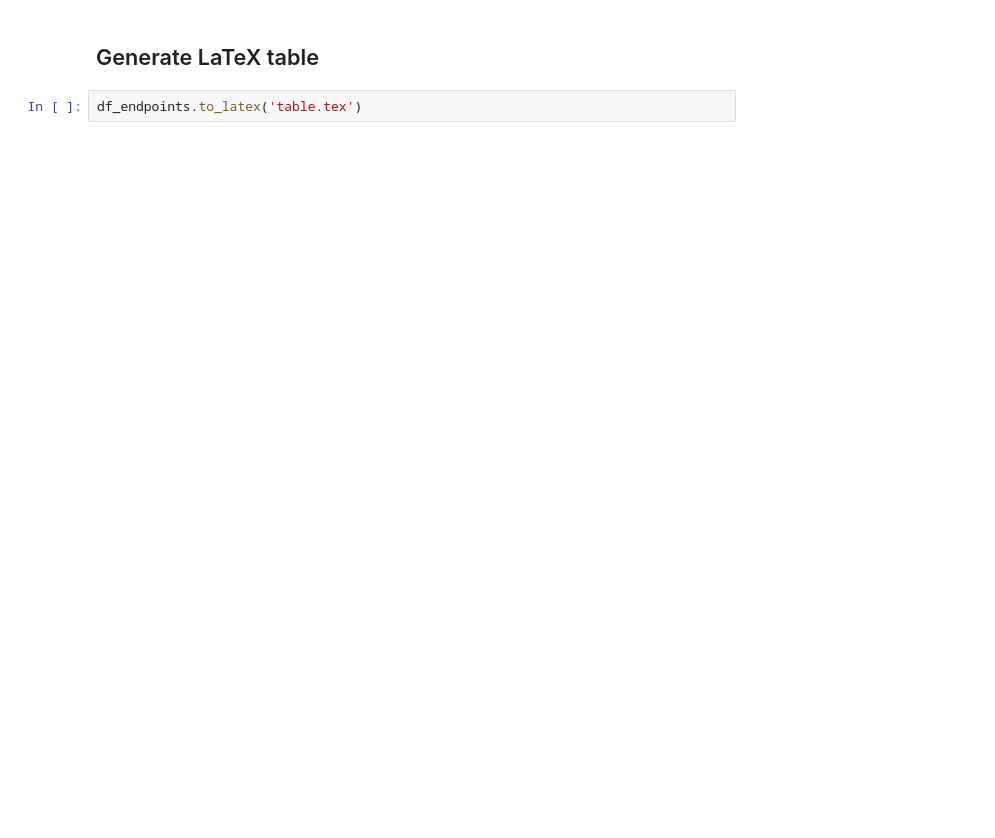
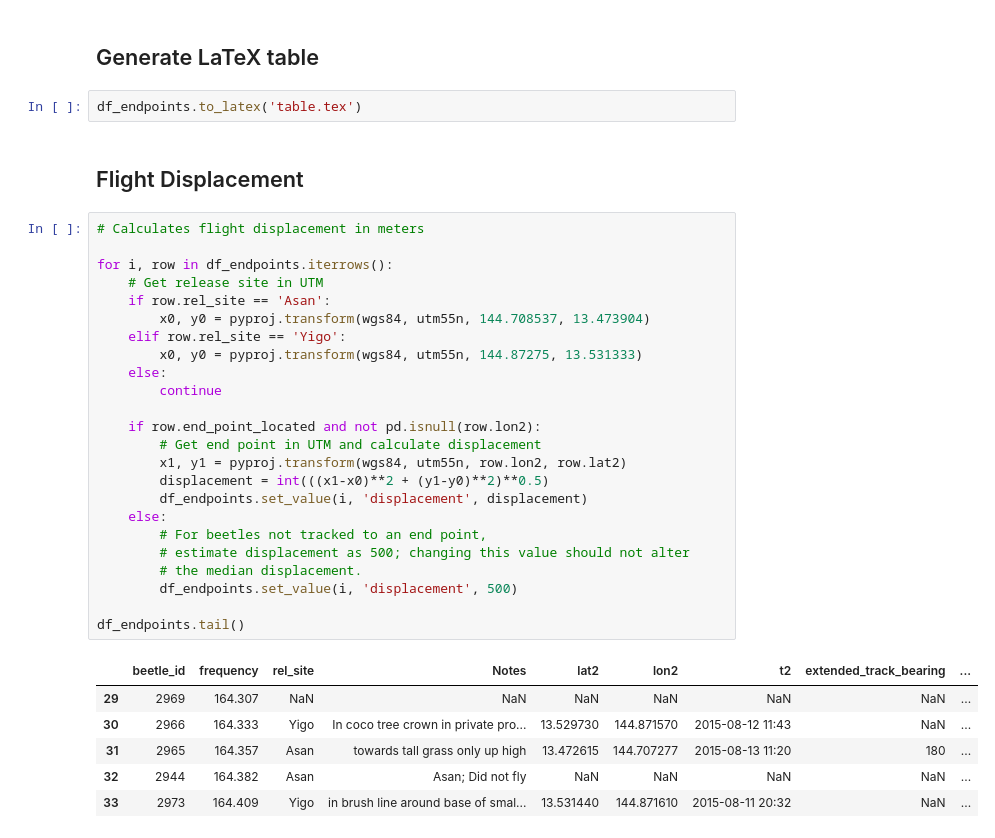
Before and after one commit to aubreymoore/detector_beetles, a Jupyter notebook: 4045191vqgrvx/detector_beetles.ipynb, the cells around one changed output. Saved outputs shown, nothing was run; the diff lists cells and outputs as text; blank space fills up the shorter version.

```diff
--- a/4045191vqgrvx/detector_beetles.ipynb
+++ b/4045191vqgrvx/detector_beetles.ipynb
@@ -175,3 +175,36 @@ df_endpoints[df_endpoints['beetle_id'].isin([2974,2979,2965])]
 ## Generate LaTeX table
 # %%
 df_endpoints.to_latex('table.tex')
+# %% [markdown]
+## Flight Displacement
+# %%
+# Calculates flight displacement in meters
+
+for i, row in df_endpoints.iterrows():
+    # Get release site in UTM
+    if row.rel_site == 'Asan':
+        x0, y0 = pyproj.transform(wgs84, utm55n, 144.708537, 13.473904)
+    elif row.rel_site == 'Yigo':
+        x0, y0 = pyproj.transform(wgs84, utm55n, 144.87275, 13.531333)
+    else:
+        continue
+
+    if row.end_point_located and not pd.isnull(row.lon2):
+        # Get end point in UTM and calculate displacement
+        x1, y1 = pyproj.transform(wgs84, utm55n, row.lon2, row.lat2)
+        displacement = int(((x1-x0)**2 + (y1-y0)**2)**0.5)
+        df_endpoints.set_value(i, 'displacement', displacement)
+    else:
+        # For beetles not tracked to an end point,
+        # estimate displacement as 500; changing this value should not alter
+        # the median displacement.
+        df_endpoints.set_value(i, 'displacement', 500)
+
+df_endpoints.tail()
+# %% [output]
+|  | beetle_id | frequency | rel_site | Notes | lat2 | lon2 | t2 | extended_track_bearing | ... |
+| 29 | 2969 | 164.307 | NaN | NaN | NaN | NaN | NaN | NaN | ... |
+| 30 | 2966 | 164.333 | Yigo | In coco tree crown in private pro... | 13.529730 | 144.871570 | 2015-08-12 11:43 | NaN | ... |
+| 31 | 2965 | 164.357 | Asan | towards tall grass only up high | 13.472615 | 144.707277 | 2015-08-13 11:20 | 180 | ... |
+| 32 | 2944 | 164.382 | Asan | Asan; Did not fly | NaN | NaN | NaN | NaN | ... |
+| 33 | 2973 | 164.409 | Yigo | in brush line around base of smal... | 13.531440 | 144.871610 | 2015-08-11 20:32 | NaN | ... |
```
Also changed, not shown: parts of 6 cells of this notebook, 11 other files.
